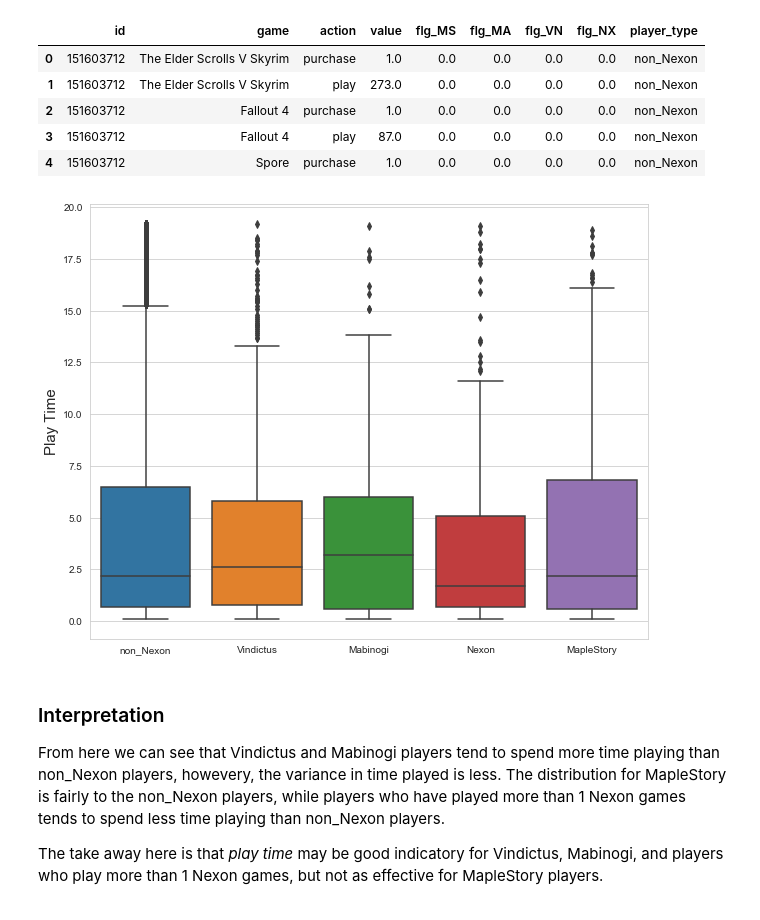
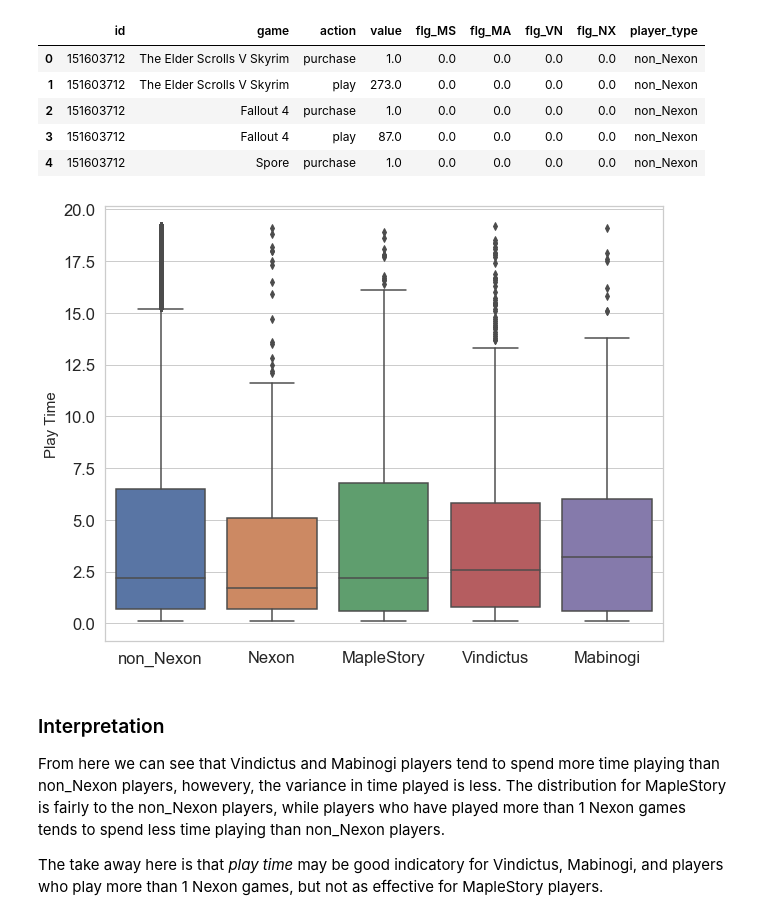
Before and after one commit to henryjcheng/nexon_game_recommendation, a Jupyter notebook: potential_player.ipynb, the cells around one changed output. Cells and saved outputs as stored; diff of their text form; code cells hidden in the pictures.

```diff
--- a/potential_player.ipynb
+++ b/potential_player.ipynb
@@ -114,16 +114,17 @@ df.head()
 # %%
 # remove records with play time > 3rd quartile of non_Nexon players, or 19.3
 # for better visualization, otherwise the scale makes visualization hard to interpret
 df_play = df[(df['action'] == 'play') & (df['value'] < 19.3)]
 
 plt.figure(figsize=(10, 8))
+sns.set(font_scale=1.5)
 sns.set_style('whitegrid')
-ax = sns.boxplot(y='value', x='player_type', data=df_play)
+ax = sns.boxplot(y='value', x='player_type', data=df_play, order=['non_Nexon', 'Nexon', 'MapleStory', 'Vindictus', 'Mabinogi'])
 ax.set_xlabel('', fontsize=15)
 ax.set_ylabel('Play Time', fontsize=15)
 plt.show()
 # %% [output]
-[figure, old version]
+[figure, new version]
 # %% [markdown]
 ### Interpretation
 From here we can see that Vindictus and Mabinogi players tend to spend more time playing than non_Nexon players, howevery, the variance in time played is less. The distribution for MapleStory is fairly to the non_Nexon players, while players who have played more than 1 Nexon games tends to spend less time playing than non_Nexon players.
```
Also changed, not shown: parts of 5 cells of this notebook.
